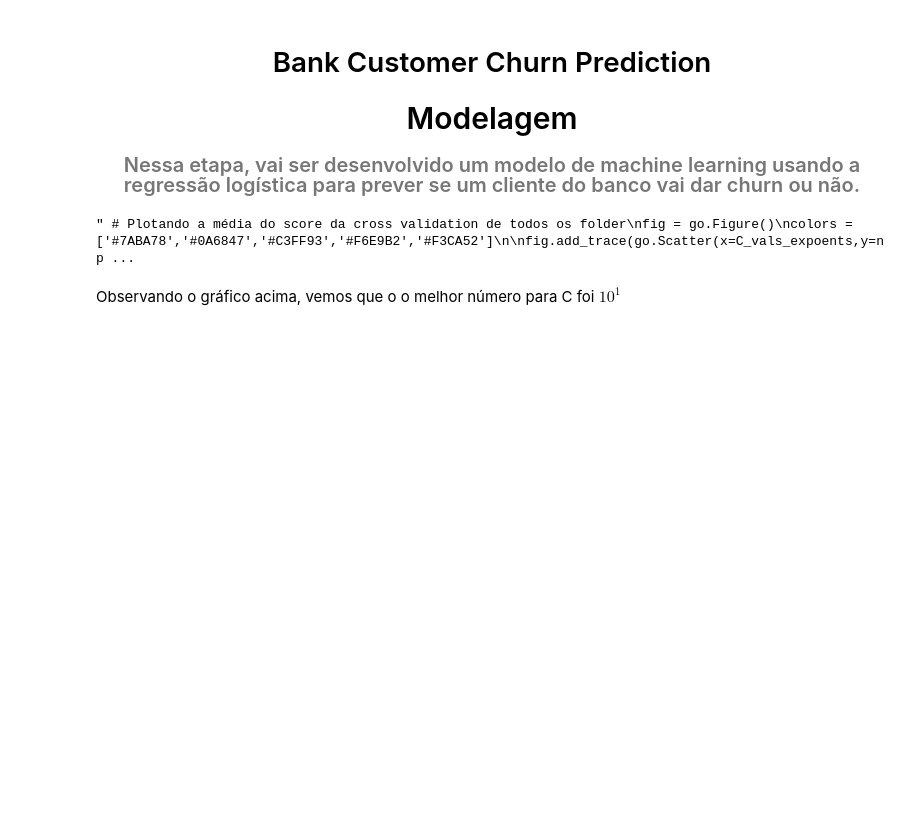
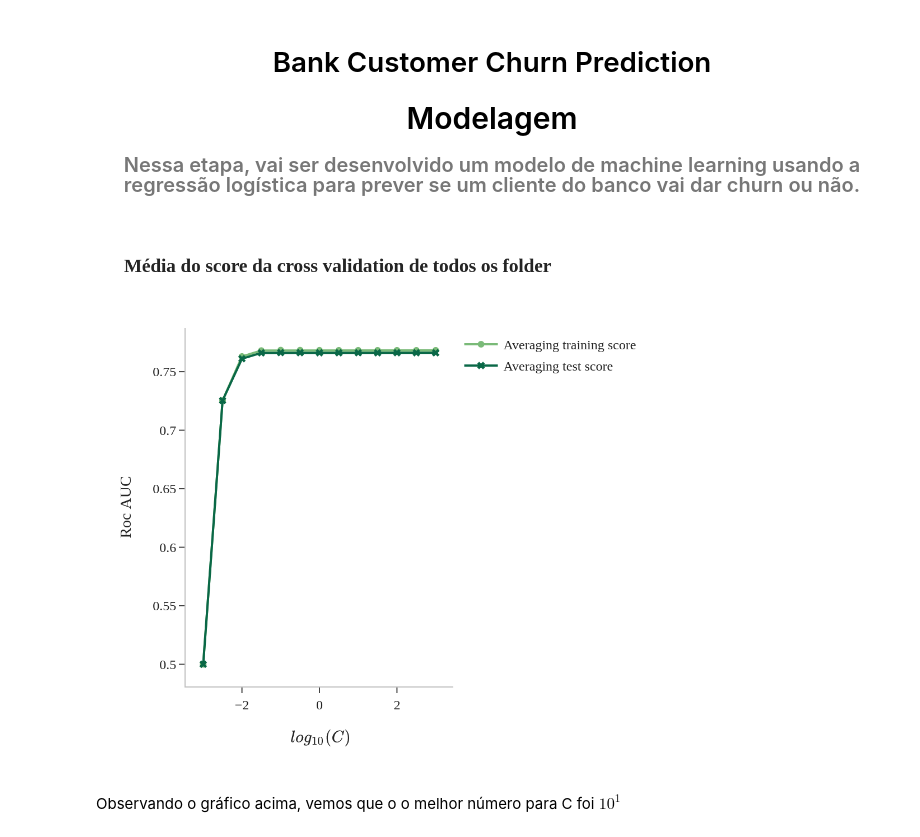
Before and after one commit to Fabio-luiz-sousa/bank_customer_churn_prediction, a Jupyter notebook: modeling/modeling.ipynb, the cells around one changed output. Cells and saved outputs as stored; diff of their text form; code cells hidden in the pictures; blank space fills up the shorter version.

```diff
--- a/modeling/modeling.ipynb
+++ b/modeling/modeling.ipynb
@@ -91,21 +98,21 @@ C_vals = 10.0**C_vals_expoents
 # %%
 #def cross(model: Pipeline, X_train: pd.DataFrame, y_train: pd.DataFrame, n_folds: int, C_vals):
 # %%
-""" # Plotando a média do score da cross validation de todos os folder
+# Plotando a média do score da cross validation de todos os folder
 fig = go.Figure()
 colors = ['#7ABA78','#0A6847','#C3FF93','#F6E9B2','#F3CA52']
 
 fig.add_trace(go.Scatter(x=C_vals_expoents,y=np.mean(cv_train_roc_auc,axis=0),mode='lines+markers',
                              name=f'Averaging training score',marker_color='#7ABA78'))
 fig.add_trace(go.Scatter(x=C_vals_expoents,y=np.mean(cv_test_roc_auc,axis=0),mode='lines+markers',
                              marker_symbol='x',name=f'Averaging test score',marker_color='#0A6847'))
 
 fig.update_layout(title='<b>Média do score da cross validation de todos os folder</b>',template='simple_white',font_family='RockWell')
 fig.update_yaxes(title = dict(text='Roc AUC'),linecolor='silver')
 fig.update_xaxes(title = r'$log_{10}(C)$',linecolor='silver')
-fig.show('png',scale=2,width=500) """
+fig.show('png',scale=2,width=500)
 # %% [output]
-" # Plotando a média do score da cross validation de todos os folder\nfig = go.Figure()\ncolors = ['#7ABA78','#0A6847','#C3FF93','#F6E9B2','#F3CA52']\n\nfig.add_trace(go.Scatter(x=C_vals_expoents,y=np ...
+[figure, added]
 # %% [markdown]
 Observando o gráfico acima, vemos que o o melhor número para C foi $10^{1}$
 # %%
```
Also changed, not shown: parts of 8 cells of this notebook.
